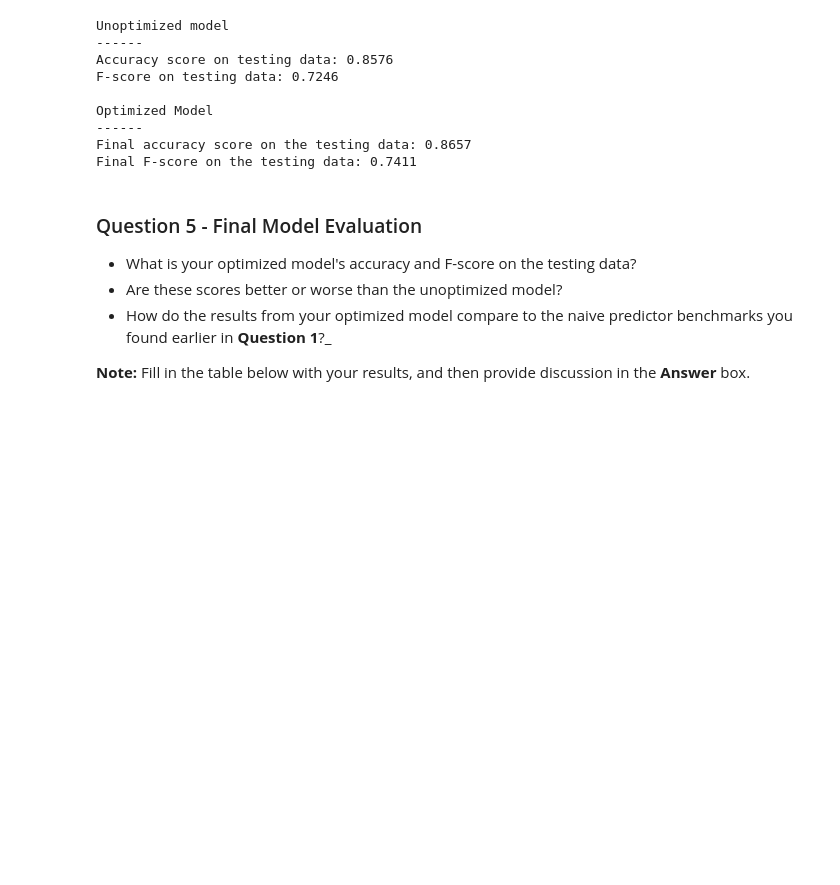
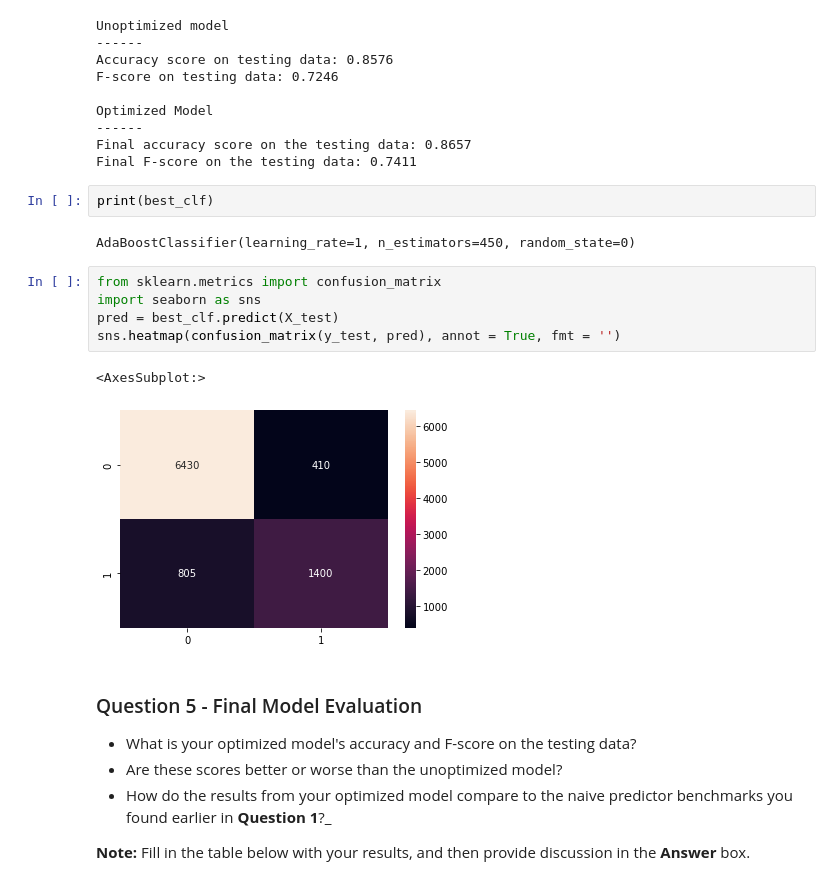
Before and after one commit to GaryLBentley/finding_donors, a Jupyter notebook: finding_donors.ipynb, the cells around one changed output. Drawn from its saved outputs; the diff is of its cells as text; blank space fills up the shorter version.

```diff
--- a/finding_donors.ipynb
+++ b/finding_donors.ipynb
@@ -593,6 +593,18 @@ Optimized Model
 ------
 Final accuracy score on the testing data: 0.8657
 Final F-score on the testing data: 0.7411
+# %%
+print(best_clf)
+# %% [output]
+AdaBoostClassifier(learning_rate=1, n_estimators=450, random_state=0)
+# %%
+from sklearn.metrics import confusion_matrix
+import seaborn as sns
+pred = best_clf.predict(X_test)
+sns.heatmap(confusion_matrix(y_test, pred), annot = True, fmt = '')
+# %% [output]
+<AxesSubplot:>
+[figure, added]
 # %% [markdown]
 ### Question 5 - Final Model Evaluation
 
```
Also changed, not shown: parts of 2 cells of this notebook, 1 other file.
